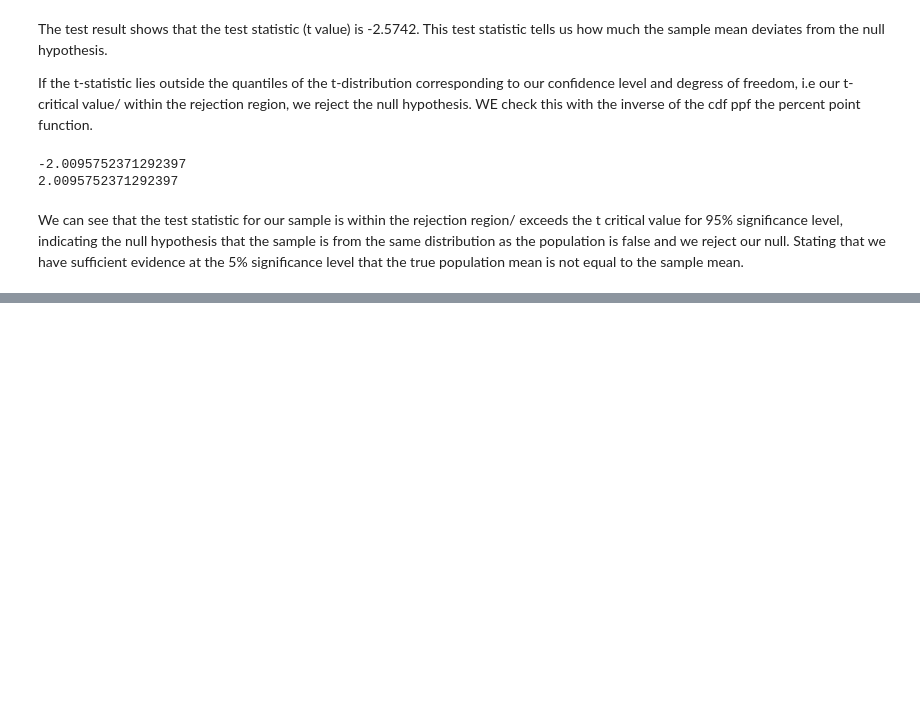
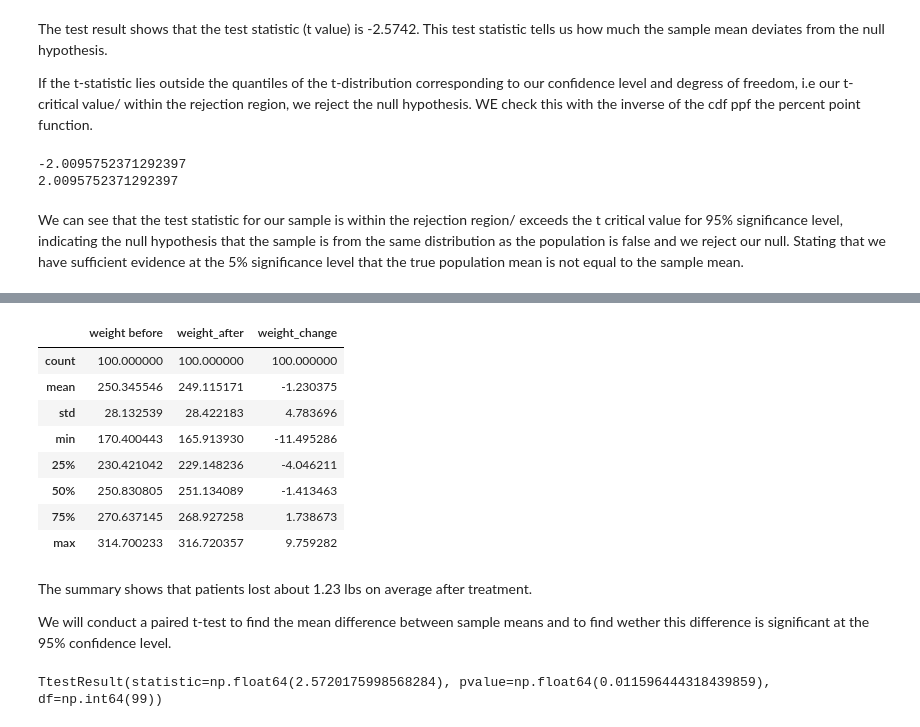
Before and after one commit to GeorgeBresnahan/Economics-Revision, a Jupyter notebook: HypothesisTesting.ipynb, the cells around one changed output, grey strips where cells are left out. Saved outputs shown, nothing was run; the diff lists cells and outputs as text; code cells hidden in the pictures; blank space fills up the shorter version.

```diff
--- a/HypothesisTesting.ipynb
+++ b/HypothesisTesting.ipynb
@@ -79,0 +179,32 @@ We can see that the test statistic for our sample is within the rejection region
+# %%
+# We can conduct a paired t-test using the scipy function stats.ttest_rel()
+
+np.random.seed(11)
+
+before = stats.norm.rvs(scale = 30, loc = 250, size = 100) # mean 250 lbs std = 30
+
+after = before + stats.norm.rvs(scale = 5, loc = -1.25, size = 100) # mean = -1.25 lbs lost std = 5lbs
+
+weight_df = pd.DataFrame({"weight before": before,
+                          "weight_after" : after,
+                          "weight_change" : after - before})
+
+weight_df.describe()
+# %% [output]
+|  | weight before | weight_after | weight_change |
+| count | 100.000000 | 100.000000 | 100.000000 |
+| mean | 250.345546 | 249.115171 | -1.230375 |
+| std | 28.132539 | 28.422183 | 4.783696 |
+| min | 170.400443 | 165.913930 | -11.495286 |
+| 25% | 230.421042 | 229.148236 | -4.046211 |
+| 50% | 250.830805 | 251.134089 | -1.413463 |
+| 75% | 270.637145 | 268.927258 | 1.738673 |
+| max | 314.700233 | 316.720357 | 9.759282 |
+# %% [markdown]
+The summary shows that patients lost about 1.23 lbs on average after treatment.
+
+We will conduct a paired t-test to find the mean difference between sample means and to find wether this difference is significant at the 95% confidence level.
+# %%
+stats.ttest_rel(a = before, b = after)
+# %% [output]
+TtestResult(statistic=np.float64(2.5720175998568284), pvalue=np.float64(0.011596444318439859), df=np.int64(99))
```
Also changed, not shown: parts of 25 cells of this notebook, 1 other file.
